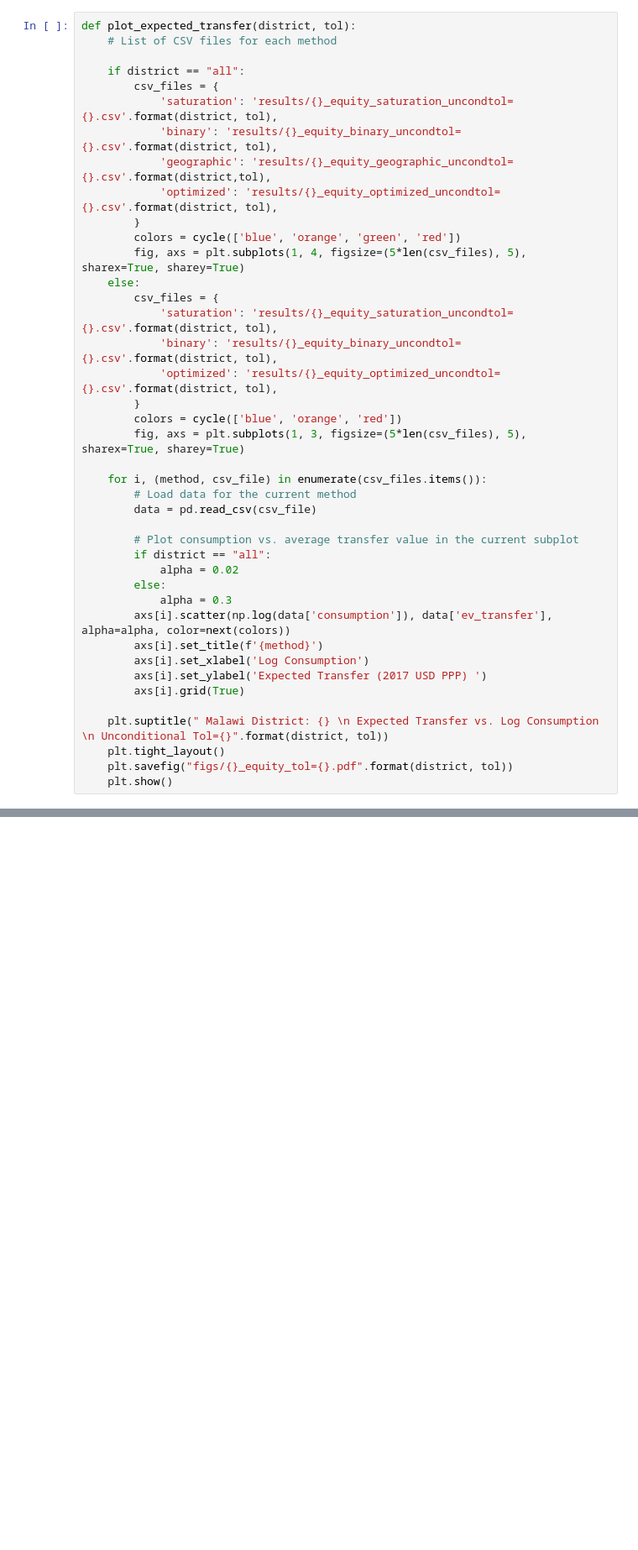
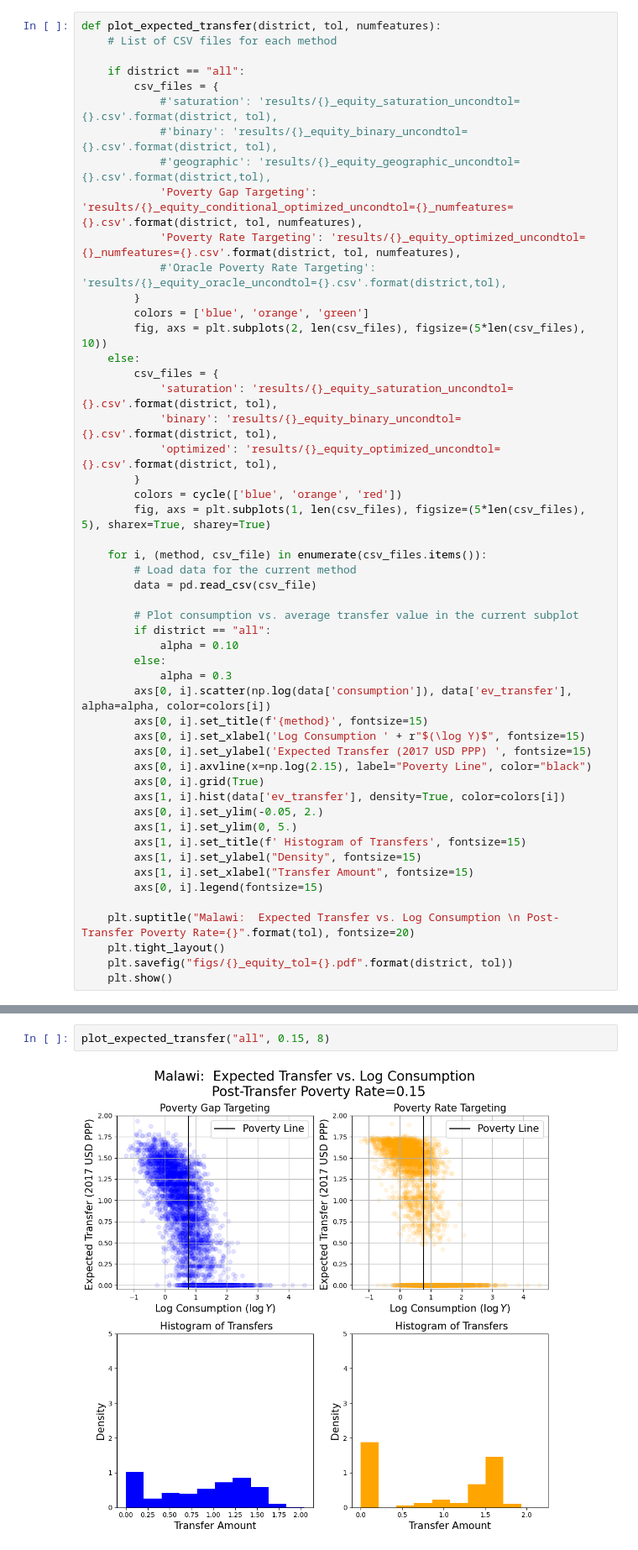
Before and after one commit to roshni714/poverty, a Jupyter notebook: gd/equity.ipynb, the cells around one changed output, grey strips where cells are left out. Shown: that part at 84% size. Cells and saved outputs as stored; diff of their text form; blank space fills up the shorter version.

```diff
--- a/gd/equity.ipynb
+++ b/gd/equity.ipynb
@@ -5,18 +5,20 @@ import matplotlib.pyplot as plt
 from itertools import cycle
 from scipy.stats import pearsonr
 # %%
-def plot_expected_transfer(district, tol):
+def plot_expected_transfer(district, tol, numfeatures):
     # List of CSV files for each method
 
     if district == "all":
         csv_files = {
-            'saturation': 'results/{}_equity_saturation_uncondtol={}.csv'.format(district, tol),
-            'binary': 'results/{}_equity_binary_uncondtol={}.csv'.format(district, tol),
-            'geographic': 'results/{}_equity_geographic_uncondtol={}.csv'.format(district,tol),
-            'optimized': 'results/{}_equity_optimized_uncondtol={}.csv'.format(district, tol),
+            #'saturation': 'results/{}_equity_saturation_uncondtol={}.csv'.format(district, tol),
+            #'binary': 'results/{}_equity_binary_uncondtol={}.csv'.format(district, tol),
+            #'geographic': 'results/{}_equity_geographic_uncondtol={}.csv'.format(district,tol),
+            'Poverty Gap Targeting': 'results/{}_equity_conditional_optimized_uncondtol={}_numfeatures={}.csv'.format(district, tol, numfeatures),
+            'Poverty Rate Targeting': 'results/{}_equity_optimized_uncondtol={}_numfeatures={}.csv'.format(district, tol, numfeatures),
+            #'Oracle Poverty Rate Targeting': 'results/{}_equity_oracle_uncondtol={}.csv'.format(district,tol),
         }
-        colors = cycle(['blue', 'orange', 'green', 'red'])
-        fig, axs = plt.subplots(1, 4, figsize=(5*len(csv_files), 5), sharex=True, sharey=True)
+        colors = ['blue', 'orange', 'green']
+        fig, axs = plt.subplots(2, len(csv_files), figsize=(5*len(csv_files), 10))
     else:
         csv_files = {
             'saturation': 'results/{}_equity_saturation_uncondtol={}.csv'.format(district, tol),
@@ -24,7 +26,7 @@ def plot_expected_transfer(district, tol):
             'optimized': 'results/{}_equity_optimized_uncondtol={}.csv'.format(district, tol),
         }
         colors = cycle(['blue', 'orange', 'red'])
-        fig, axs = plt.subplots(1, 3, figsize=(5*len(csv_files), 5), sharex=True, sharey=True)
+        fig, axs = plt.subplots(1, len(csv_files), figsize=(5*len(csv_files), 5), sharex=True, sharey=True)
 
     for i, (method, csv_file) in enumerate(csv_files.items()):
         # Load data for the current method
@@ -32,16 +34,24 @@ def plot_expected_transfer(district, tol):
 
         # Plot consumption vs. average transfer value in the current subplot
         if district == "all":
-            alpha = 0.02
+            alpha = 0.10
         else:
             alpha = 0.3
-        axs[i].scatter(np.log(data['consumption']), data['ev_transfer'], alpha=alpha, color=next(colors))
-        axs[i].set_title(f'{method}')
-        axs[i].set_xlabel('Log Consumption')
-        axs[i].set_ylabel('Expected Transfer (2017 USD PPP) ')
-        axs[i].grid(True)
+        axs[0, i].scatter(np.log(data['consumption']), data['ev_transfer'], alpha=alpha, color=colors[i])
+        axs[0, i].set_title(f'{method}', fontsize=15)
+        axs[0, i].set_xlabel('Log Consumption ' + r"$(\log Y)$", fontsize=15)
+        axs[0, i].set_ylabel('Expected Transfer (2017 USD PPP) ', fontsize=15)
+        axs[0, i].axvline(x=np.log(2.15), label="Poverty Line", color="black")
+        axs[0, i].grid(True)
+        axs[1, i].hist(data['ev_transfer'], density=True, color=colors[i])
+        axs[0, i].set_ylim(-0.05, 2.)
+        axs[1, i].set_ylim(0, 5.)
+        axs[1, i].set_title(f' Histogram of Transfers', fontsize=15)
+        axs[1, i].set_ylabel("Density", fontsize=15)
+        axs[1, i].set_xlabel("Transfer Amount", fontsize=15)
+        axs[0, i].legend(fontsize=15)
 
-    plt.suptitle(" Malawi District: {} \n Expected Transfer vs. Log Consumption \n Unconditional Tol={}".format(district, tol))
+    plt.suptitle("Malawi:  Expected Transfer vs. Log Consumption \n Post-Transfer Poverty Rate={}".format(tol), fontsize=20)
     plt.tight_layout()
     plt.savefig("figs/{}_equity_tol={}.pdf".format(district, tol))
     plt.show()
@@ -58,0 +58,4 @@ for district in ["mchinji", "dowa", "kasungu"]:
+# %%
+plot_expected_transfer("all", 0.15, 8)
+# %% [output]
+[figure, added]
```
Also changed, not shown: parts of 1 cell of this notebook, 36 other files.
